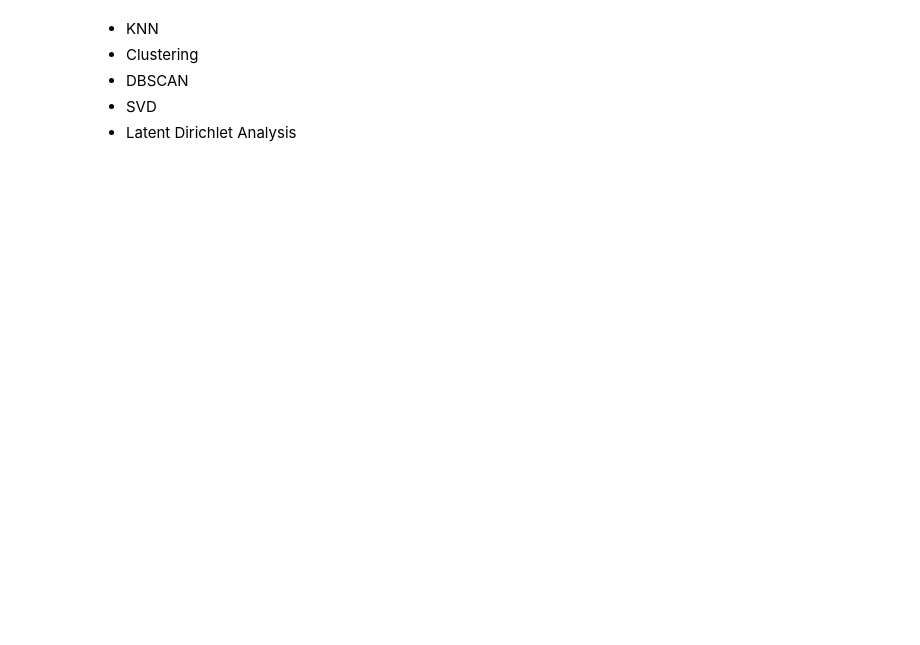
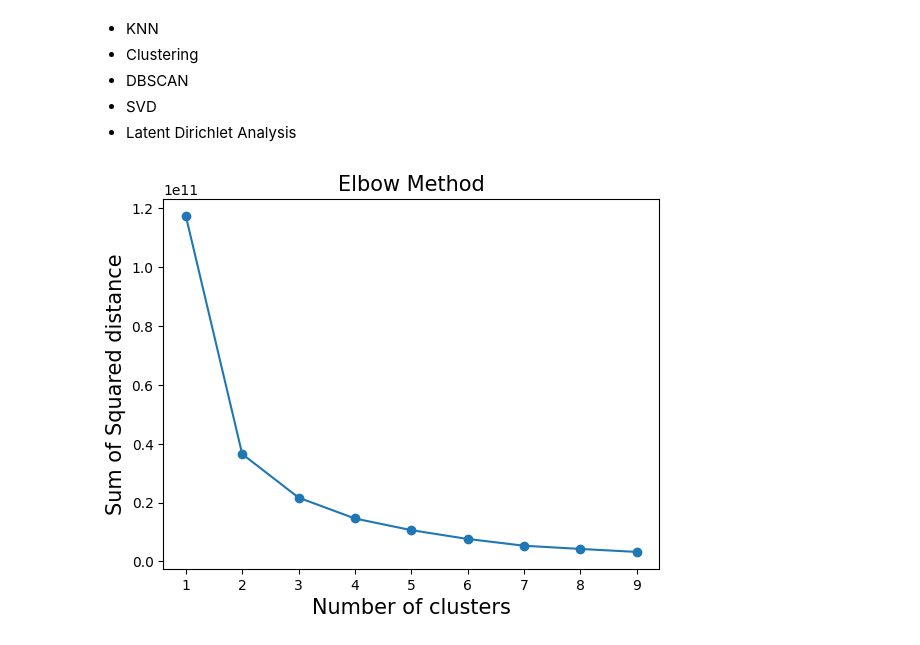
Before and after one commit to Linhholi/Machine_learning, a Jupyter notebook: Unsupervised/Unsupervised.ipynb, the cells around one changed output. Drawn from its saved outputs; the diff is of its cells as text; code cells hidden in the pictures; blank space fills up the shorter version.

```diff
--- a/Unsupervised/Unsupervised.ipynb
+++ b/Unsupervised/Unsupervised.ipynb
@@ -53,0 +74,15 @@ Minimum and maximum value of gdpp respectively:  231 , 105000
+# %%
+a=[]
+K=range(1,10)
+for i in K:
+    kmean=KMeans(n_clusters=i)
+    kmean.fit(data)
+    a.append(kmean.inertia_)
+
+plt.plot(K,a,marker='o')
+plt.title('Elbow Method',fontsize=15)
+plt.xlabel('Number of clusters',fontsize=15)
+plt.ylabel('Sum of Squared distance',fontsize=15)
+plt.show()
+# %% [output]
+[figure, added]
```
Also changed, not shown: parts of 5 cells of this notebook, 1 other file.
